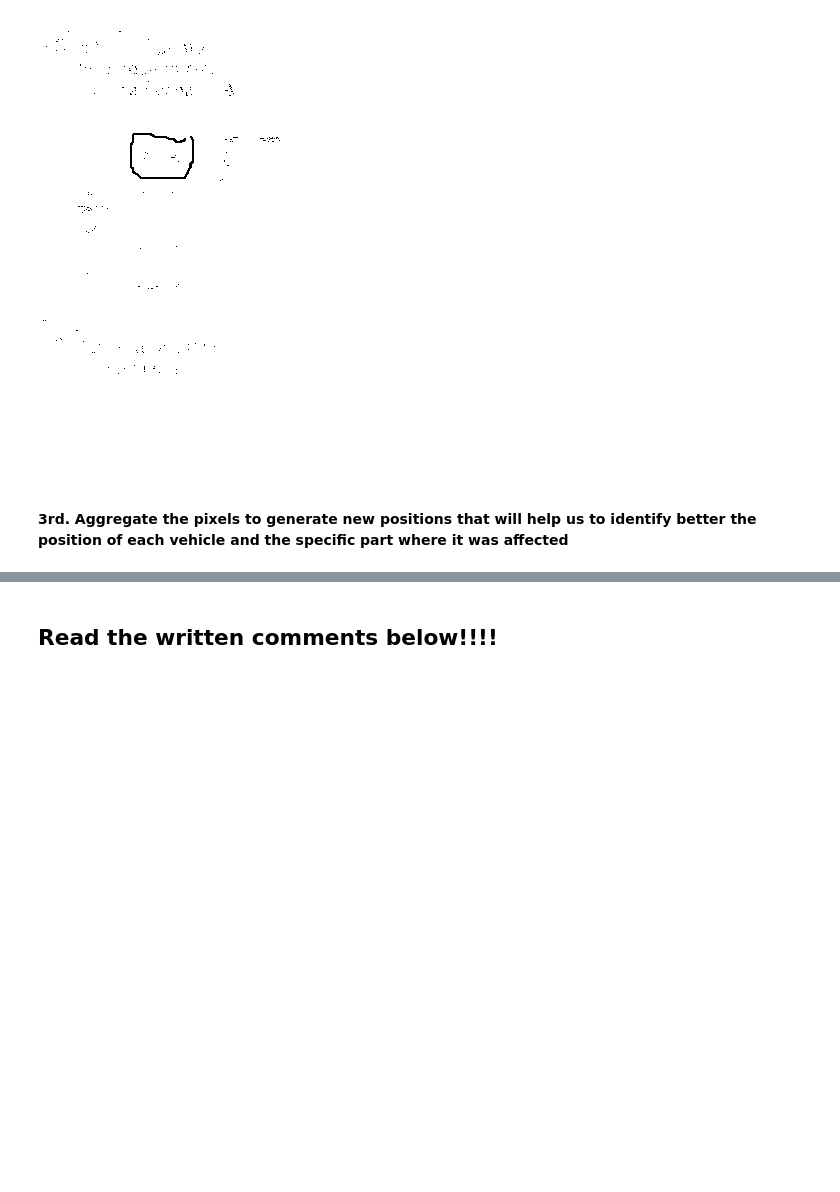
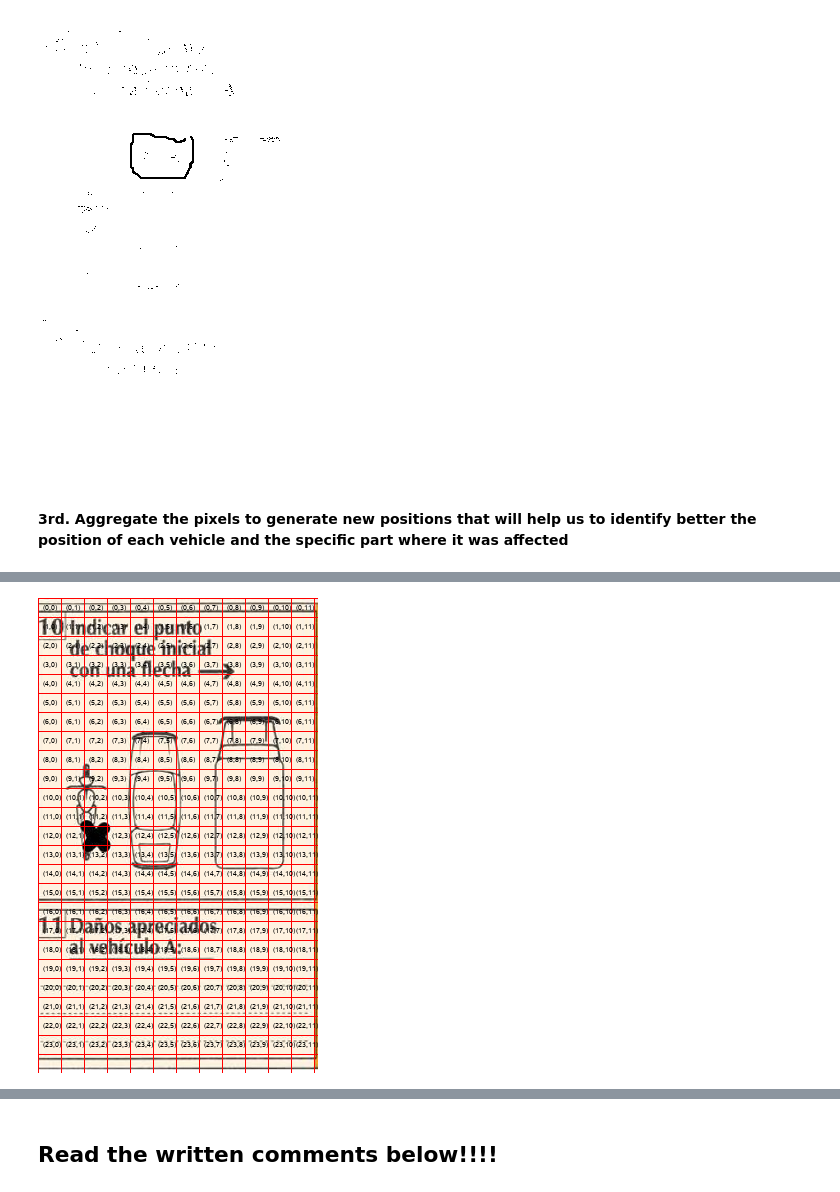
Before and after one commit to etoro2306/capstone_project, a Jupyter notebook: capstone_project_notebook.ipynb, the cells around one changed output, grey strips where cells are left out. Drawn from its saved outputs; the diff is of its cells as text; code cells hidden in the pictures; blank space fills up the shorter version.

```diff
--- a/capstone_project_notebook.ipynb
+++ b/capstone_project_notebook.ipynb
@@ -180,2 +177,6 @@ for i, image in enumerate(left_cropped_images):
+# %%
+grid_images[1]
+# %% [output]
+[figure, added]
 # %%
 # Set the font for the text
```
Also changed, not shown: parts of 8 cells of this notebook.
